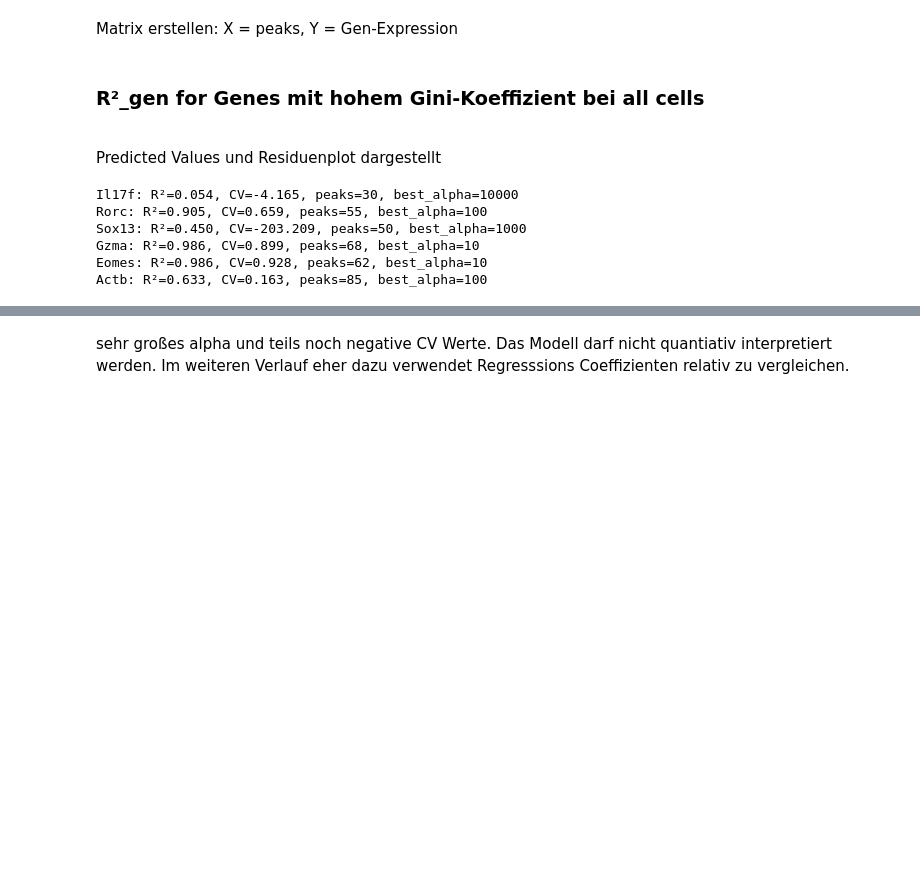
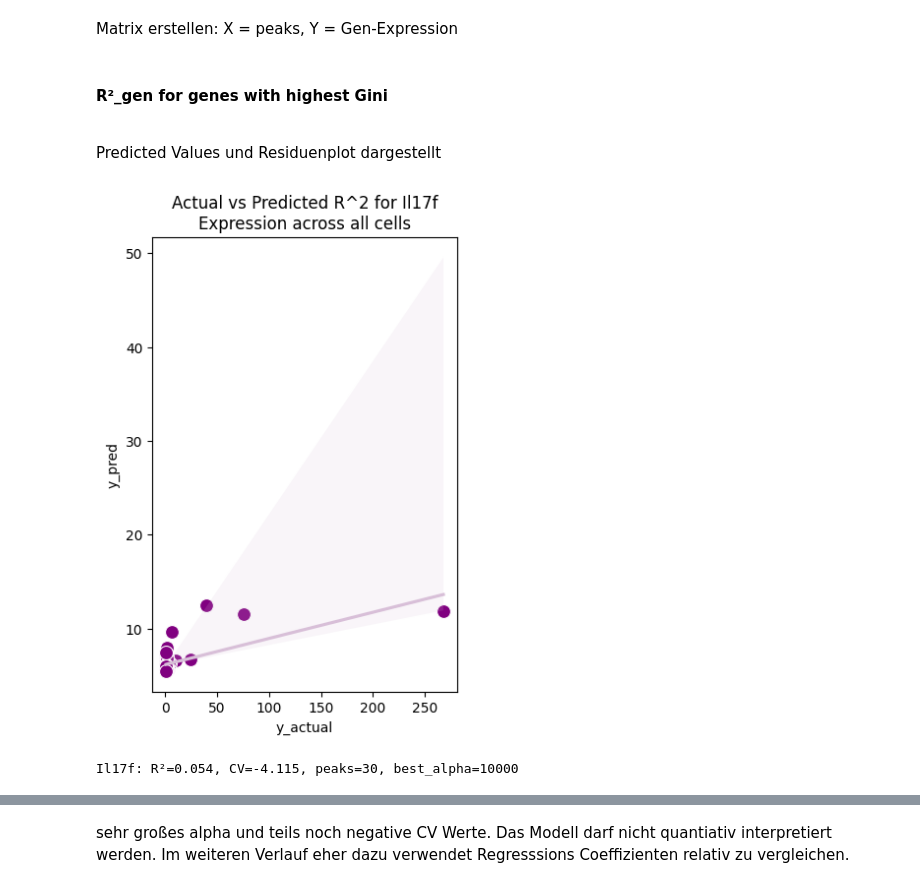
Before and after one commit to datascience-mobi-2026/topic04_team03, a Jupyter notebook: jupyter_rosa_3.ipynb, the cells around one changed output, grey strips where cells are left out. Cells and saved outputs as stored; diff of their text form; code cells hidden in the pictures; blank space fills up the shorter version.

Commit message:
Il17f Regression picture format

```diff
--- a/jupyter_rosa_3.ipynb
+++ b/jupyter_rosa_3.ipynb
@@ -155,8 +263,8 @@ def r2_gen(gen_name, plot=True, plot_residues=True):    # ohne top_k
 
     # Cross-Validation mit bestem alpha
     cv = cross_val_score(
-        make_pipeline(StandardScaler(), Ridge(alpha=best_alpha)),
-        X, y,
+        Ridge(alpha=best_alpha),
+        X_scaled,y,
         cv=KFold(5, shuffle=True, random_state=0),
         scoring="r2").mean()
 
@@ -164,11 +272,12 @@ def r2_gen(gen_name, plot=True, plot_residues=True):    # ohne top_k
     y_pred = ridge.predict(X_scaled).flatten()
 
     if plot:
+        plt.figure(figsize=(4, 6))
         Reg_vis = pd.DataFrame({"y_actual": y_true, "y_pred": y_pred}) #DataFrame mit y und yhut
-        sns.scatterplot(data=Reg_vis, x="y_actual", y="y_pred", s=100)
-        sns.regplot(data=Reg_vis, x="y_actual", y="y_pred", scatter=False,
-                    line_kws={"color": "red"})
-        plt.title(f"Actual vs Predicted R^2 for {gen_name}-Expression across all cells")
+        sns.scatterplot(data=Reg_vis, x="y_actual", y="y_pred", s=100, color="purple")
+        sns.regplot(data=Reg_vis, x="y_actual", y="y_pred", scatter=False, line_kws={"color": "thistle"})
+        plt.title(f"Actual vs Predicted R^2 for {gen_name}\nExpression across all cells")
+        plt.savefig(f"plots_for_poster/Regressionplot of{gen_name}", dpi=300, bbox_inches="tight")
         plt.show()
 
     if plot_residues:
@@ -181,18 +290,15 @@ def r2_gen(gen_name, plot=True, plot_residues=True):    # ohne top_k
         plt.title(f"Residual plot {gen_name}-Expression across all cells")
         plt.show()
 
-    return r2, cv, X.shape[1], ridge, best_alpha, peak_ids
+
+    return r2, cv, X.shape[1], ridge, best_alpha, peak_ids,y_pred, y_true
 # %% [markdown]
-<h3> R²_gen for Genes mit hohem Gini-Koeffizient bei all cells</h3>
+#### R²_gen for genes with highest Gini</h3>
 <br> Predicted Values und Residuenplot dargestellt
 # %%
-for gen_name in ["Il17f", "Rorc", "Sox13", "Gzma", "Eomes", "Actb"]:
-    r2, cv, n,_, best_alpha,_ = r2_gen(gen_name, plot=False, plot_residues=False) #variabeln brauche ich hier für nicht
+for gen_name in ["Il17f"]: #, "Sox13", "Gzma", "Eomes", "Actb", "Rorc","Cd3d", "Rorc"
+    r2, cv, n,_, best_alpha,_,_,_ = r2_gen(gen_name, plot_residues=False) #variabeln brauche ich hier für nicht
     print(f"{gen_name}: R²={r2:.3f}, CV={cv:.3f}, peaks={n}, best_alpha={best_alpha}") #Anzahl der peaks über Zellen hinweg
 # %% [output]
+[figure, added]
-Il17f: R²=0.054, CV=-4.165, peaks=30, best_alpha=10000
-Rorc: R²=0.905, CV=0.659, peaks=55, best_alpha=100
-Sox13: R²=0.450, CV=-203.209, peaks=50, best_alpha=1000
-Gzma: R²=0.986, CV=0.899, peaks=68, best_alpha=10
-Eomes: R²=0.986, CV=0.928, peaks=62, best_alpha=10
-Actb: R²=0.633, CV=0.163, peaks=85, best_alpha=100
+Il17f: R²=0.054, CV=-4.115, peaks=30, best_alpha=10000
```
Also changed, not shown: parts of 29 cells of this notebook, 2 other files.
